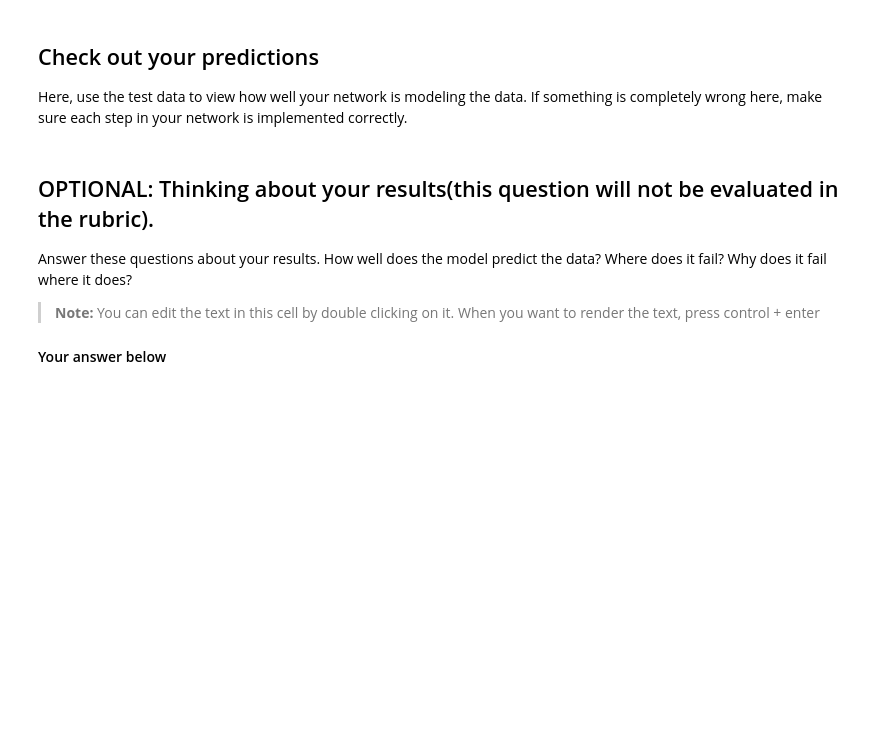
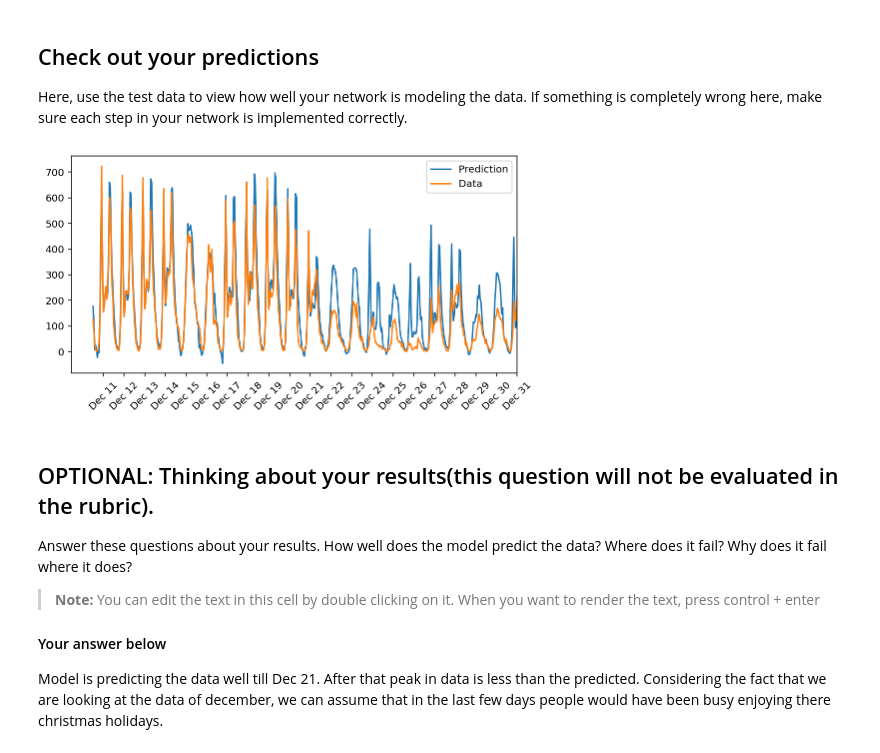
Before and after one commit to vaidehi2000/Deep-Learning-nanodegree-program, a Jupyter notebook: Predicting Bike-Sharing Patterns/Predicting_bike_sharing_data.ipynb, the cells around one changed output. Drawn from its saved outputs; the diff is of its cells as text; code cells hidden in the pictures; blank space fills up the shorter version.

```diff
--- a/Predicting Bike-Sharing Patterns/Predicting_bike_sharing_data.ipynb
+++ b/Predicting Bike-Sharing Patterns/Predicting_bike_sharing_data.ipynb
@@ -237,7 +225,7 @@ losses = {'train':[], 'validation':[]}
 for ii in range(iterations):
     # Go through a random batch of 128 records from the training data set
     batch = np.random.choice(train_features.index, size=128)
-    X, y = train_features.ix[batch].values, train_targets.ix[batch]['cnt']
+    X, y = train_features.loc[batch].values, train_targets.loc[batch]['cnt']
 
     network.train(X, y)
 
@@ -263,17 +255,19 @@ Here, use the test data to view how well your network is modeling the data. If s
 # %%
 fig, ax = plt.subplots(figsize=(8,4))
 
 mean, std = scaled_features['cnt']
 predictions = network.run(test_features).T*std + mean
 ax.plot(predictions[0], label='Prediction')
 ax.plot((test_targets['cnt']*std + mean).values, label='Data')
 ax.set_xlim(right=len(predictions))
 ax.legend()
 
-dates = pd.to_datetime(rides.ix[test_data.index]['dteday'])
+dates = pd.to_datetime(rides.loc[test_data.index]['dteday'])
 dates = dates.apply(lambda d: d.strftime('%b %d'))
 ax.set_xticks(np.arange(len(dates))[12::24])
 _ = ax.set_xticklabels(dates[12::24], rotation=45)
+# %% [output]
+[figure, added]
 # %% [markdown]
 ## OPTIONAL: Thinking about your results(this question will not be evaluated in the rubric).
 
@@ -282,3 +276,4 @@ Answer these questions about your results. How well does the model predict the d
 > **Note:** You can edit the text in this cell by double clicking on it. When you want to render the text, press control + enter
 
 #### Your answer below
+Model is predicting the data well till Dec 21. After that peak in data is less than the predicted. Considering the fact that we are looking at the data of december, we can assume that in the last few days people would have been busy enjoying there christmas holidays.
```
Also changed, not shown: parts of 3 cells of this notebook.
